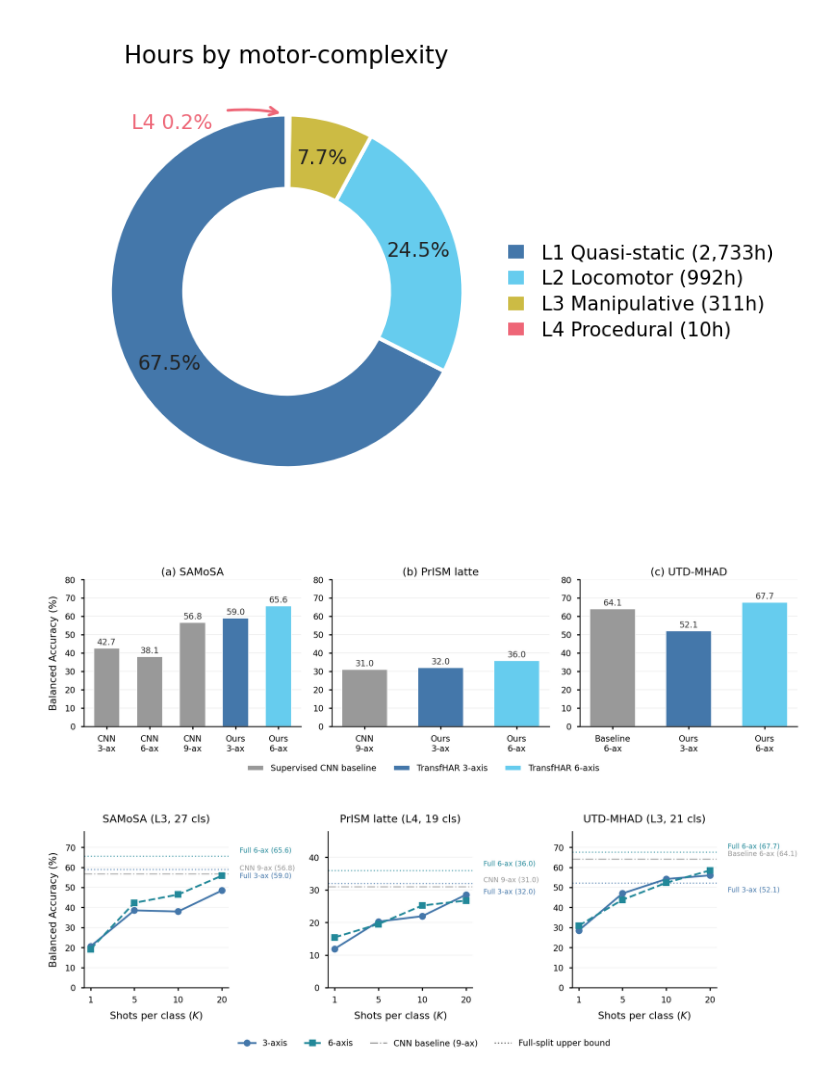
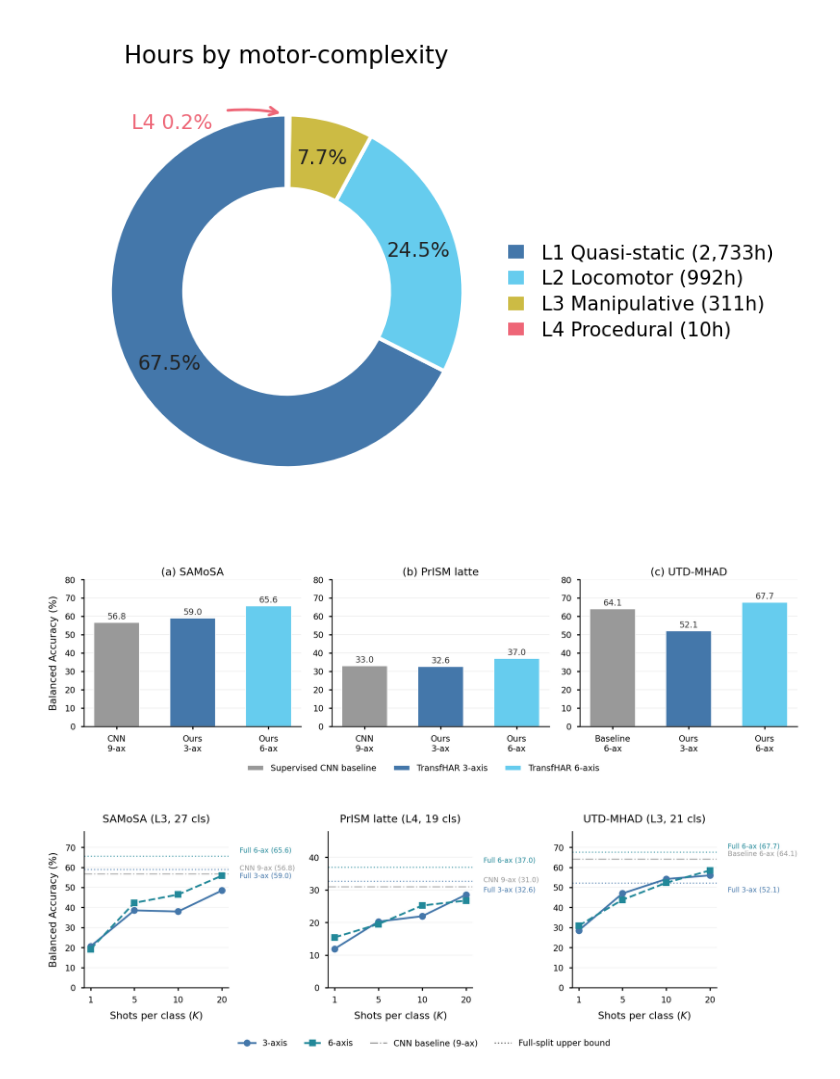
Before and after one commit to Abradshaw1/TransfHAR, a Jupyter notebook: scratch.ipynb, the cells around one changed output. Saved outputs shown, nothing was run; the diff lists cells and outputs as text; code cells hidden in the pictures.

```diff
--- a/scratch.ipynb
+++ b/scratch.ipynb
@@ -1427,12 +1427,19 @@ mpl.rcParams.update({
 })
 
 # ── Data ──
-samosa_cnn_3  = 42.67;  samosa_cnn_6  = 38.13;  samosa_cnn_9  = 56.79
-samosa_ours_3 = 59.04;  samosa_ours_6 = 65.64
+# SAMoSA: report only the 9-axis CNN baseline from the paper
+samosa_cnn_9  = 56.79
+samosa_ours_3 = 59.04
+samosa_ours_6 = 65.64
 
-prism_cnn_9   = 31.0;   prism_ours_3  = 32.04;  prism_ours_6  = 35.95
+# PrISM latte: updated CNN baseline + updated ours
+prism_cnn_9   = 33.0
+prism_ours_3  = 32.6
+prism_ours_6  = 37.0
 
-utd_baseline_6 = 64.12; utd_ours_3    = 52.11;  utd_ours_6    = 67.65
+utd_baseline_6 = 64.12
+utd_ours_3     = 52.11
+utd_ours_6     = 67.65
 
 # ── Layout ──
 fig, axes = plt.subplots(1, 3, figsize=(7.0, 2.0), dpi=300, sharey=False)
@@ -1448,9 +1455,9 @@ def add_val(ax, bar, val, fontsize=5.5):
 
 # ── (a) SAMoSA ──
 ax = axes[0]
-labels_s = ['CNN\n3-ax', 'CNN\n6-ax', 'CNN\n9-ax', 'Ours\n3-ax', 'Ours\n6-ax']
-vals_s   = [samosa_cnn_3, samosa_cnn_6, samosa_cnn_9, samosa_ours_3, samosa_ours_6]
-colors_s = [grey, grey, grey, blue3, cyan6]
+labels_s = ['CNN\n9-ax', 'Ours\n3-ax', 'Ours\n6-ax']
+vals_s   = [samosa_cnn_9, samosa_ours_3, samosa_ours_6]
+colors_s = [grey, blue3, cyan6]
 x_s = np.arange(len(vals_s))
 bars = ax.bar(x_s, vals_s, width=0.6, color=colors_s, **bar_kw)
 for b, v in zip(bars, vals_s):
@@ -1479,34 +1486,34 @@ labels_u = ['Baseline\n6-ax', 'Ours\n3-ax', 'Ours\n6-ax']
 vals_u   = [utd_baseline_6, utd_ours_3, utd_ours_6]
 colors_u = [grey, blue3, cyan6]
 x_u = np.arange(len(vals_u))
 bars = ax.bar(x_u, vals_u, width=0.6, color=colors_u, **bar_kw)
 for b, v in zip(bars, vals_u):
     add_val(ax, b, v)
 ax.set_xticks(x_u); ax.set_xticklabels(labels_u, fontsize=5.5)
 ax.set_title('(c) UTD-MHAD', fontsize=7, pad=3)
 ax.set_ylim(0, 80)
 
 for ax in axes:
     ax.grid(axis='y', alpha=0.25, linewidth=0.4)
     ax.set_axisbelow(True)
     for sp in ['top', 'right']:
         ax.spines[sp].set_visible(False)
     ax.tick_params(axis='both', which='both', length=2, labelsize=5.5)
 
 legend_items = [
     Patch(facecolor=grey,  edgecolor='white', label='Supervised CNN baseline'),
     Patch(facecolor=blue3, edgecolor='white', label='TransfHAR 3-axis'),
     Patch(facecolor=cyan6, edgecolor='white', label='TransfHAR 6-axis'),
 ]
 fig.legend(handles=legend_items, loc='lower center', ncol=3,
            fontsize=5.5, frameon=False, bbox_to_anchor=(0.5, -0.02))
 
 plt.tight_layout(rect=[0, 0.05, 1, 1.0])
 plt.savefig('baseline_comparison.pdf', bbox_inches='tight')
 plt.savefig('baseline_comparison.png', dpi=300, bbox_inches='tight')
 plt.show()
 # %% [output]
-[figure, old version]
+[figure, new version]
 # %%
 
 # ── Figure: Few-Shot Scaling (Fig. fewshot_scaling) ──
```
Also changed, not shown: parts of 2 cells of this notebook, 9 other files.
